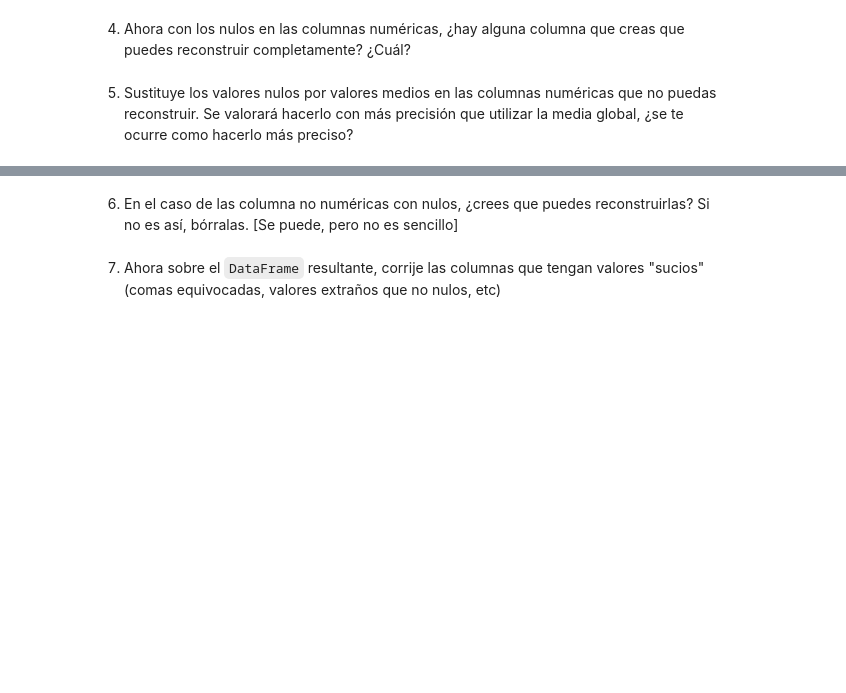
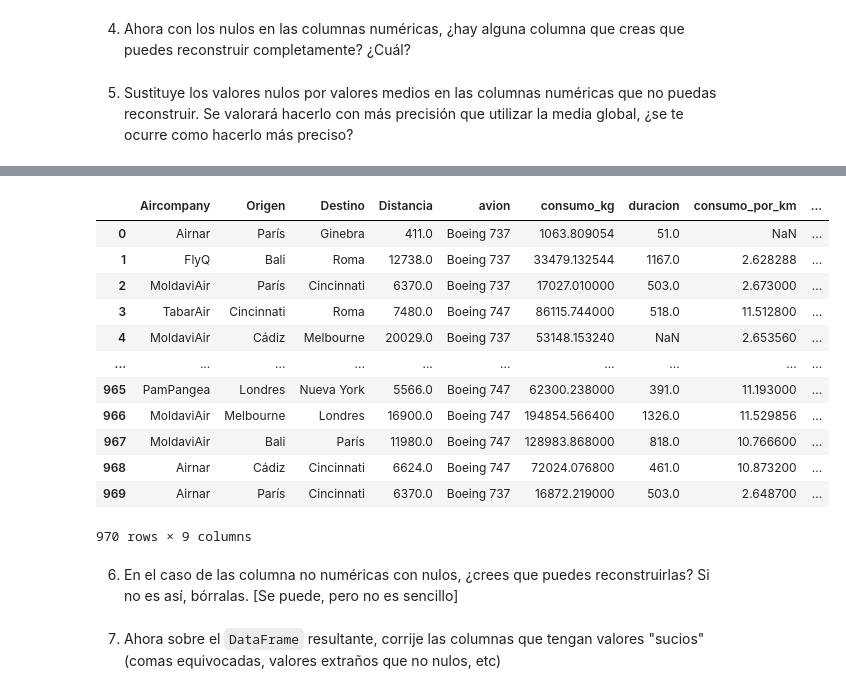
Before and after one commit to CristianZB-dev/MIS_PRACTICAS, a Jupyter notebook: 02_Programacion_y_Herramientas_Avanzadas/Sprint_04/Unidad_02/Practica_Obligatoria/18_Practica_Obligatoria_Pandas_II.ipynb, the cells around one changed output, grey strips where cells are left out. Cells and saved outputs as stored; diff of their text form; code cells hidden in the pictures; blank space fills up the shorter version.

```diff
--- a/02_Programacion_y_Herramientas_Avanzadas/Sprint_04/Unidad_02/Practica_Obligatoria/18_Practica_Obligatoria_Pandas_II.ipynb
+++ b/02_Programacion_y_Herramientas_Avanzadas/Sprint_04/Unidad_02/Practica_Obligatoria/18_Practica_Obligatoria_Pandas_II.ipynb
@@ -219,3 +219,7 @@ df_viajes_sin_duplicados
 973 rows × 7 columns
 # %% [markdown]
 3. Vamos con los nulos o NaN localizados en 1.2. Elimina las filas que tengan más de dos nulos, las podemos considerar demasiado ruidosas y las quitamos.
+# %%
+df_viajes_sin_duplicados = df_viajes_sin_duplicados.dropna(thresh=len(df_viajes_sin_duplicados.columns) -2) # con este parametro "thresh" indicamos el numero minimo de valores no nulos debe tener la fila.
+                                                                                                            # "len = " asegura que una fila con más de dos valores nulos será eliminada porque la consideramos ruidosa .
+df_viajes_sin_duplicados # Según el registro que se muestra después de eliminar las lineas ruidosas, hemos eliminado 3 filas, manteniendo las filas con sólo un valor NaN.
@@ -224,2 +245,13 @@ df_viajes_sin_duplicados
 # %% [markdown]
 5. Sustituye los valores nulos por valores medios en las columnas numéricas que no puedas reconstruir. Se valorará hacerlo con más precisión que utilizar la media global, ¿se te ocurre como hacerlo más preciso?
+# %%
+# Lo primero comprobamos el tipo de dato de cada columna para evitar errores en los calculos posteriores.
+df_viajes_sin_duplicados.dtypes
+# Como se puede apreciar, consumo_kg es tipo object lo cual nos imposibilita hacer operaciones con esta columna. Otro problema es que se han introducido los datos mal en dicha columna, alternando los puntos por las comas.
+# Esto confunde al sistema a la hora de hacer cambios de tipo.
+# Convertir la columna a string (si es necesario) y luego reemplazar las comas por puntos
+df_viajes_sin_duplicados["consumo_kg"] = df_viajes_sin_duplicados["consumo_kg"].astype(str).str.replace(",", ".", regex=False)
+ # sustituimos la coma de los datos por puntos.
+df_viajes_sin_duplicados["consumo_kg"] = pd.to_numeric(df_viajes_sin_duplicados["consumo_kg"], errors="coerce") # Cambia el tipo de la columna consumo_kg a numerico, poniendo NaN en los valores no numericos.
+
+df_viajes_sin_duplicados
@@ -225,0 +283,6 @@ df_viajes_sin_duplicados
+# %%
+# Para sustituir los valores con más precisión que la media global de consumo, hay que tener en cuanta el consumo medio por km de cada tipo de avión. Con esto obtenemos datos mucho más precisos.
+# Lo llevaremos a cabo utilizando los datos disponibles de las columnas "avion","duracion","distancia" y "consumo_kg"
+
+df_viajes_sin_duplicados["consumo_por_km"] = df_viajes_sin_duplicados["consumo_kg"] / df_viajes_sin_duplicados["Distancia"]
+df_viajes_sin_duplicados
@@ -225,0 +309,15 @@ df_viajes_sin_duplicados
+# %%
+# Ahora calculamos el consumo medio por km por cada tipo de avión. Esto lo hacemos utilizando groupby
+
+consumo_medio_por_avion = df_viajes_sin_duplicados.groupby("avion")["consumo_por_km"].mean()
+consumo_medio_por_avion
+# Convertir la Serie a un DataFrame
+consumo_medio_por_avion = df_viajes_sin_duplicados.groupby('avion')['consumo_por_km'].mean().reset_index()
+
+# Renombrar la columna
+consumo_medio_por_avion.rename(columns={'consumo_por_km': 'consumo_medio_por_km'}, inplace=True)
+# Unimos la
+df_viajes_sin_duplicados = df_viajes_sin_duplicados.merge(consumo_medio_por_avion, on='avion', how='left')
+
+
+consumo_medio_por_avion
@@ -226,2 +330,21 @@ df_viajes_sin_duplicados
+# %%
+# Rellenar los NaN en 'consumo_kg' usando el consumo medio por avión y la distancia
+df_viajes_sin_duplicados['consumo_kg'] = df_viajes_sin_duplicados['consumo_kg'].fillna(df_viajes_sin_duplicados["consumo_medio_por_km"] * df_viajes_sin_duplicados['Distancia'])
+
+df_viajes_sin_duplicados
+# %% [output]
+|  | Aircompany | Origen | Destino | Distancia | avion | consumo_kg | duracion | consumo_por_km | ... |
+| 0 | Airnar | París | Ginebra | 411.0 | Boeing 737 | 1063.809054 | 51.0 | NaN | ... |
+| 1 | FlyQ | Bali | Roma | 12738.0 | Boeing 737 | 33479.132544 | 1167.0 | 2.628288 | ... |
+| 2 | MoldaviAir | París | Cincinnati | 6370.0 | Boeing 737 | 17027.010000 | 503.0 | 2.673000 | ... |
+| 3 | TabarAir | Cincinnati | Roma | 7480.0 | Boeing 747 | 86115.744000 | 518.0 | 11.512800 | ... |
+| 4 | MoldaviAir | Cádiz | Melbourne | 20029.0 | Boeing 737 | 53148.153240 | NaN | 2.653560 | ... |
+| ... | ... | ... | ... | ... | ... | ... | ... | ... | ... |
+| 965 | PamPangea | Londres | Nueva York | 5566.0 | Boeing 747 | 62300.238000 | 391.0 | 11.193000 | ... |
+| 966 | MoldaviAir | Melbourne | Londres | 16900.0 | Boeing 747 | 194854.566400 | 1326.0 | 11.529856 | ... |
+| 967 | MoldaviAir | Bali | París | 11980.0 | Boeing 747 | 128983.868000 | 818.0 | 10.766600 | ... |
+| 968 | Airnar | Cádiz | Cincinnati | 6624.0 | Boeing 747 | 72024.076800 | 461.0 | 10.873200 | ... |
+| 969 | Airnar | París | Cincinnati | 6370.0 | Boeing 737 | 16872.219000 | 503.0 | 2.648700 | ... |
+970 rows × 9 columns
 # %% [markdown]
 6. En el caso de las columna no numéricas con nulos, ¿crees que puedes reconstruirlas? Si no es así, bórralas. [Se puede, pero no es sencillo]
```
Also changed, not shown: parts of 23 cells of this notebook.
